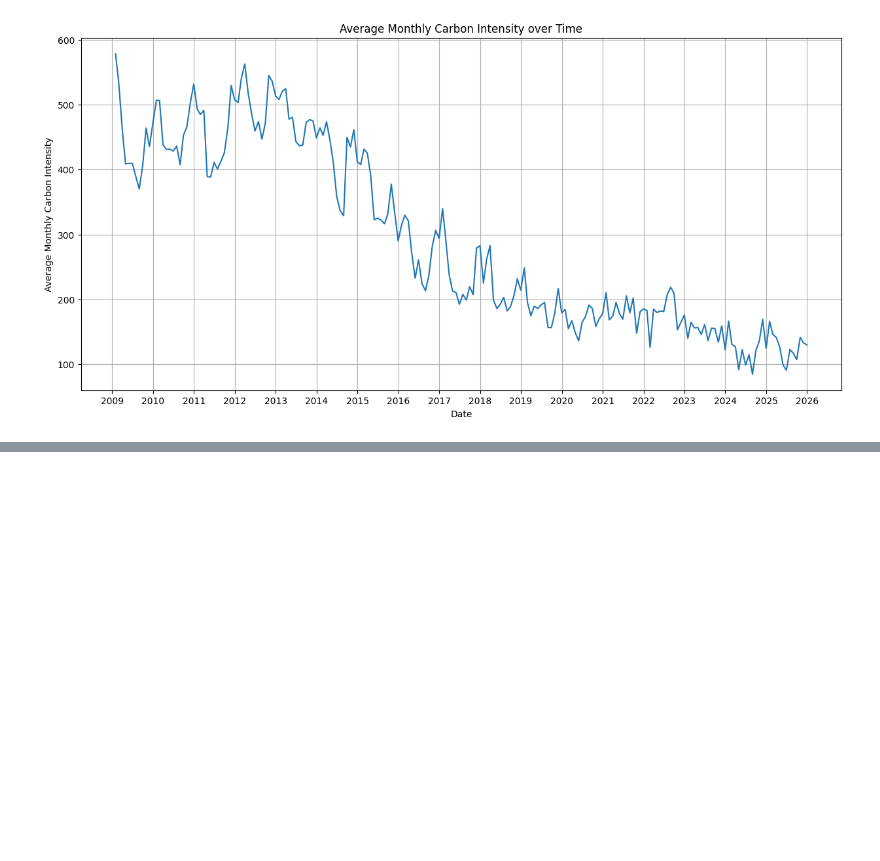
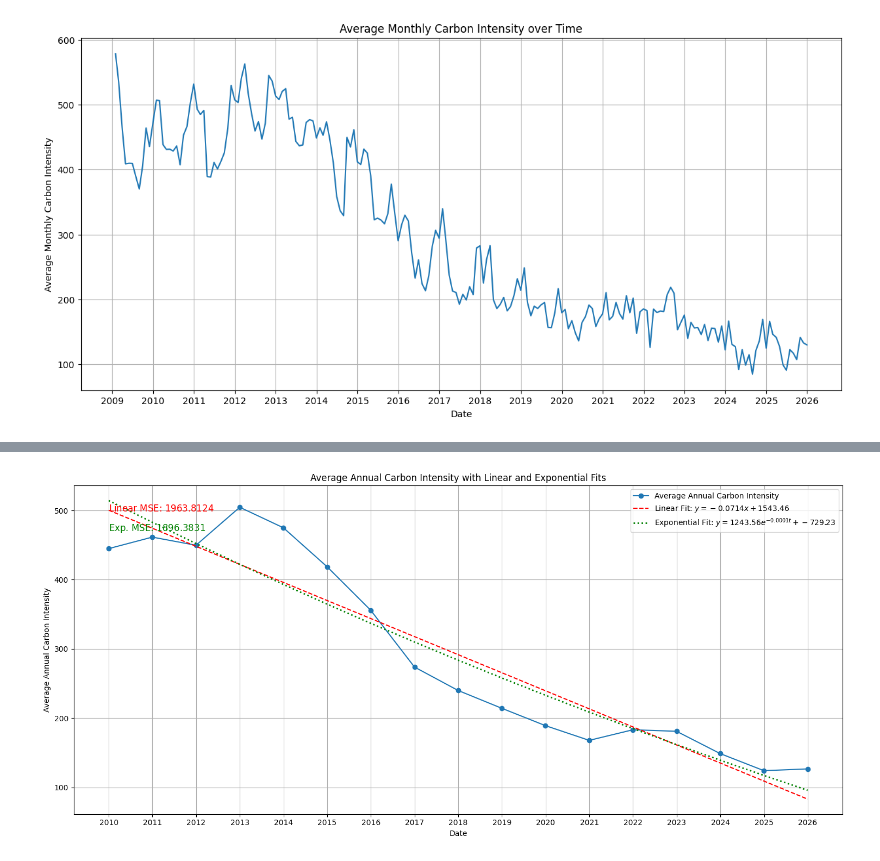
Before and after one commit to CalvoSeko/sustainable-computing-coursework-tianwei, a Jupyter notebook: code/visualisation.ipynb, the cells around one changed output, grey strips where cells are left out. Saved outputs shown, nothing was run; the diff lists cells and outputs as text; code cells hidden in the pictures; blank space fills up the shorter version.

Commit message:
added exponential fit

```diff
--- a/code/visualisation.ipynb
+++ b/code/visualisation.ipynb
@@ -51,0 +58,85 @@ plt.show()
+# %%
+# Calculate annual average carbon intensity
+CI_annual = df.set_index('DATETIME').resample('Y')['CARBON_INTENSITY'].mean()
+
+# --- Prepare Data ---
+x_dates = CI_annual.index
+x_numeric = mdates.date2num(x_dates)
+y_values = CI_annual.values
+
+# Normalize x for fitting (start from 0)
+x_fit = x_numeric - x_numeric[0]
+
+# --- 1. Linear Regression ---
+coefficients_linear = np.polyfit(x_numeric, y_values, 1)
+poly_func_linear = np.poly1d(coefficients_linear)
+predicted_values_linear = poly_func_linear(x_numeric)
+mse_linear = mean_squared_error(y_values, predicted_values_linear)
+slope_linear, intercept_linear = coefficients_linear
+
+# --- 2. Exponential Decay Fit ---
+def exp_decay(t, a, b, c):
+    """Exponential decay function: y = a * exp(-b * t) + c"""
+    return a * np.exp(-b * t) + c
+
+# Initial guess for curve_fit
+a0 = y_values[0] - y_values[-1]
+b0 = 0.0001
+c0 = y_values[-1]
+p0_exp = [a0, b0, c0]
+
+# Perform curve_fit
+try:
+    params_exp, covariance = curve_fit(exp_decay, x_fit, y_values, p0=p0_exp, maxfev=5000)
+    a_exp, b_exp, c_exp = params_exp
+    predicted_values_exp = exp_decay(x_fit, a_exp, b_exp, c_exp)
+    mse_exp = mean_squared_error(y_values, predicted_values_exp)
+    fit_successful = True
+except RuntimeError:
+    print("Could not find optimal parameters for exponential fit.")
+    fit_successful = False
+
+# --- Plotting ---
+plt.figure(figsize=(15, 7))
+
+# Original data plot
+plt.plot(x_dates, y_values, marker='o', linestyle='-', label='Average Annual Carbon Intensity')
+
+# Add Linear Regression line
+line_label_lin = f'Linear Fit: $y = {slope_linear:.4f}x + {intercept_linear:.2f}$'
+plt.plot(x_dates, predicted_values_linear, color='red', linestyle='--', label=line_label_lin)
+
+# Add Exponential Fit line
+if fit_successful:
+    line_label_exp = f'Exponential Fit: $y = {a_exp:.2f}e^{{-{b_exp:.4f}t}} + {c_exp:.2f}$'
+    plt.plot(x_dates, predicted_values_exp, color='green', linestyle=':', linewidth=2, label=line_label_exp)
+
+plt.xlabel('Date')
+plt.ylabel('Average Annual Carbon Intensity')
+plt.title('Average Annual Carbon Intensity with Linear and Exponential Fits')
+
+plt.gca().xaxis.set_major_locator(mdates.YearLocator())
+plt.gca().xaxis.set_major_formatter(mdates.DateFormatter('%Y'))
+
+# Add MSE labels on the graph
+ax = plt.gca()
+y_min, y_max = ax.get_ylim()
+x_start = x_dates[0]
+
+# Linear MSE
+y_pos_lin = y_max * 0.95
+plt.text(x_start, y_pos_lin, f'Linear MSE: ${mse_linear:.4f}$', color='red', fontsize=12,
+         horizontalalignment='left', verticalalignment='top')
+
+# Exponential MSE
+if fit_successful:
+    y_pos_exp = y_max * 0.90
+    plt.text(x_start, y_pos_exp, f'Exp. MSE: ${mse_exp:.4f}$', color='green', fontsize=12,
+             horizontalalignment='left', verticalalignment='top')
+
+plt.grid(True)
+plt.legend()
+plt.tight_layout()
+plt.show()
+# %% [output]
+[figure, added]
```
Also changed, not shown: parts of 2 cells of this notebook.
